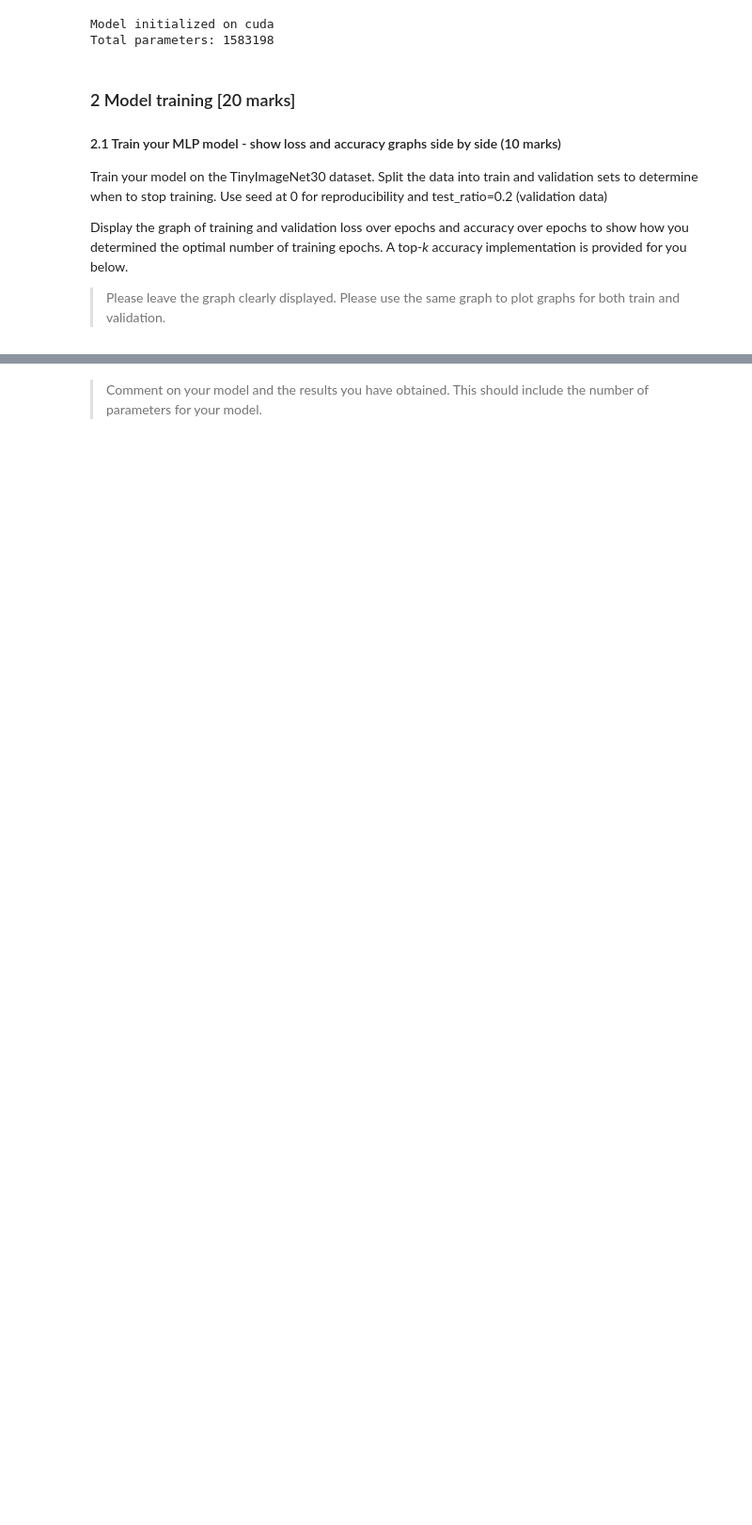
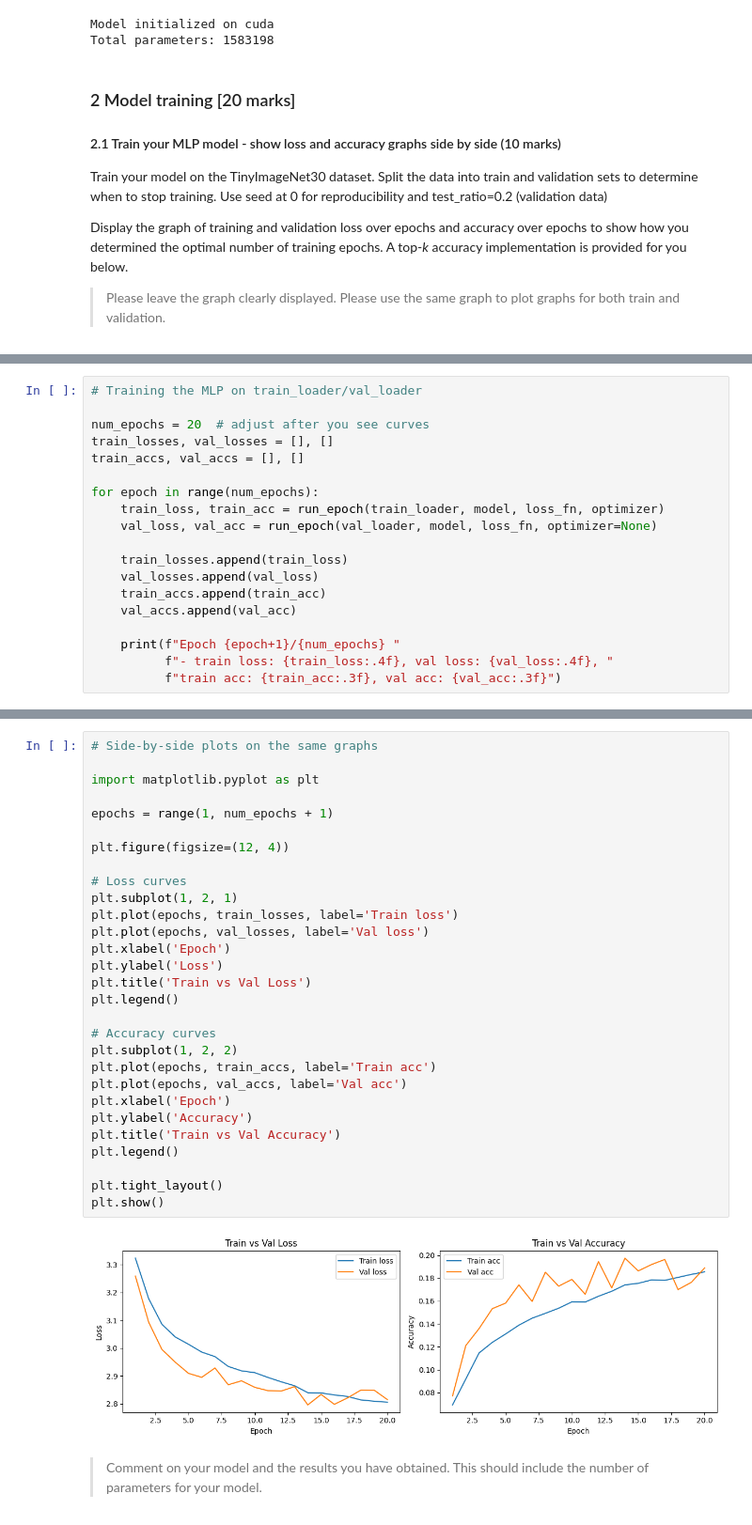
Before and after one commit to ItzelSoto/DL_FormativeAssessment, a Jupyter notebook: COMP5625M_assessment2026_Formative_vFinal.ipynb, the cells around one changed output, grey strips where cells are left out. Shown at 94% size. Drawn from its saved outputs; the diff is of its cells as text; blank space fills up the shorter version.

```diff
--- a/COMP5625M_assessment2026_Formative_vFinal.ipynb
+++ b/COMP5625M_assessment2026_Formative_vFinal.ipynb
@@ -735,0 +639,19 @@ Best Validation Accuracy: 15.07% at Epoch 7
+# %%
+# Training the MLP on train_loader/val_loader
+
+num_epochs = 20  # adjust after you see curves
+train_losses, val_losses = [], []
+train_accs, val_accs = [], []
+
+for epoch in range(num_epochs):
+    train_loss, train_acc = run_epoch(train_loader, model, loss_fn, optimizer)
+    val_loss, val_acc = run_epoch(val_loader, model, loss_fn, optimizer=None)
+
+    train_losses.append(train_loss)
+    val_losses.append(val_loss)
+    train_accs.append(train_acc)
+    val_accs.append(val_acc)
+
+    print(f"Epoch {epoch+1}/{num_epochs} "
+          f"- train loss: {train_loss:.4f}, val loss: {val_loss:.4f}, "
+          f"train acc: {train_acc:.3f}, val acc: {val_acc:.3f}")
@@ -736,2 +679,33 @@ Best Validation Accuracy: 15.07% at Epoch 7
+# %%
+# Side‑by‑side plots on the same graphs
+
+import matplotlib.pyplot as plt
+
+epochs = range(1, num_epochs + 1)
+
+plt.figure(figsize=(12, 4))
+
+# Loss curves
+plt.subplot(1, 2, 1)
+plt.plot(epochs, train_losses, label='Train loss')
+plt.plot(epochs, val_losses, label='Val loss')
+plt.xlabel('Epoch')
+plt.ylabel('Loss')
+plt.title('Train vs Val Loss')
+plt.legend()
+
+# Accuracy curves
+plt.subplot(1, 2, 2)
+plt.plot(epochs, train_accs, label='Train acc')
+plt.plot(epochs, val_accs, label='Val acc')
+plt.xlabel('Epoch')
+plt.ylabel('Accuracy')
+plt.title('Train vs Val Accuracy')
+plt.legend()
+
+plt.tight_layout()
+plt.show()
+# %% [output]
+[figure, added]
 # %% [markdown]
 > Comment on your model and the results you have obtained. This should include the number of parameters for your model.
```
Also changed, not shown: parts of 16 cells of this notebook.
